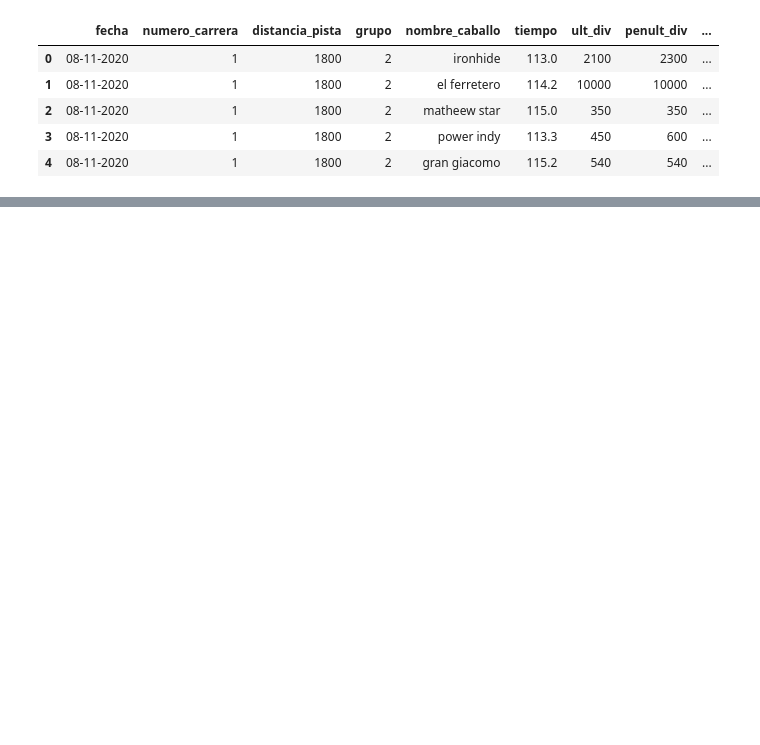
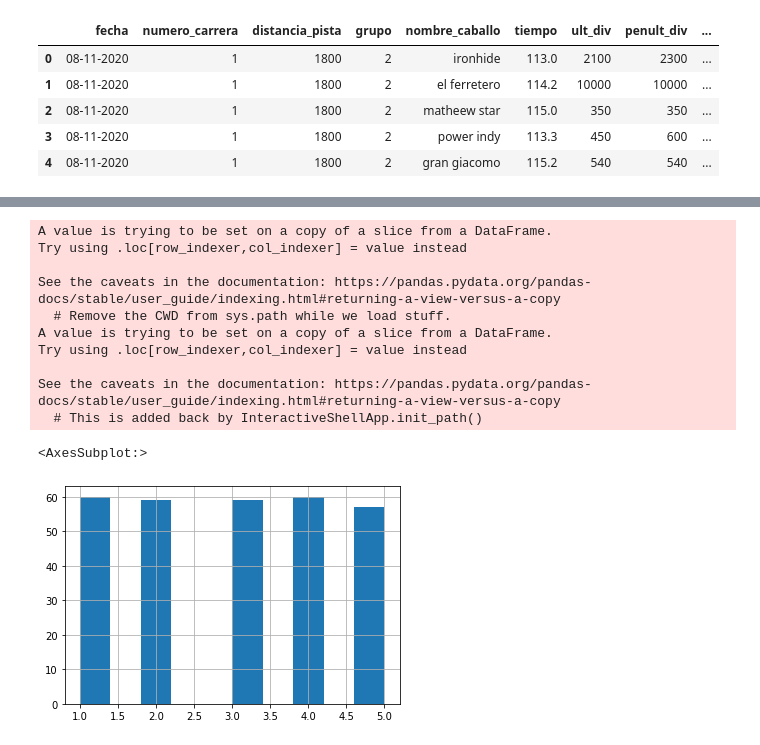
Before and after one commit to Ngz91/klickwellMLmodel, a Jupyter notebook: HorseRacingVE.ipynb, the cells around one changed output, grey strips where cells are left out. Drawn from its saved outputs; the diff is of its cells as text; code cells hidden in the pictures; blank space fills up the shorter version.

```diff
--- a/HorseRacingVE.ipynb
+++ b/HorseRacingVE.ipynb
@@ -70,12 +67,31 @@ horse_dataset
 # %%
 from sklearn.model_selection import train_test_split
+from sklearn.model_selection import StratifiedShuffleSplit
 
 carreras_1200 = horse_dataset.loc[horse_dataset['distancia_pista'] <= 1200]
 carreras_1200_gana = carreras_1200.loc[horse_dataset['resultado'] <= 5]
 carreras_1300_plus = horse_dataset.loc[horse_dataset['distancia_pista'] >=1300]
 carreras_1300_plus_gana = carreras_1300_plus.loc[horse_dataset['resultado'] <= 5]
-horse_dataset = horse_dataset.loc[horse_dataset["resultado"] <= 10]
+#horse_dataset = horse_dataset.loc[horse_dataset["resultado"] <= 10]
 
-carreras_1200_train, carreras_1200_test = train_test_split(carreras_1200_gana, test_size = 0.2, random_state=42)
-carreras_1300_train, carreras_1300_test = train_test_split(carreras_1300_plus_gana, test_size = 0.2, random_state=42)
-horse_dataset_train, horse_dataset_test = train_test_split(horse_dataset, test_size = 0.2, random_state=42)
+carreras_1200_gana["resultado_cat"] = pd.cut(carreras_1200_gana["resultado"], bins=[0., 1, 2, 3, 4, 5], labels=[1, 2, 3, 4, 5])
+carreras_1300_plus_gana["resultado_cat"] = pd.cut(carreras_1300_plus_gana["resultado"], bins=[0., 1, 2, 3, 4, 5], labels=[1, 2, 3, 4, 5])
+
+#carreras_1200_train, carreras_1200_test = train_test_split(carreras_1200_gana, test_size = 0.1, random_state=42)
+#carreras_1300_train, carreras_1300_test = train_test_split(carreras_1300_plus_gana, test_size = 0.1, random_state=42)
+#horse_dataset_train, horse_dataset_test = train_test_split(horse_dataset, test_size = 0.1, random_state=42)
+
+carreras_1300_plus_gana["resultado_cat"].hist()
+# %% [output]
+A value is trying to be set on a copy of a slice from a DataFrame.
+Try using .loc[row_indexer,col_indexer] = value instead
+
+See the caveats in the documentation: https://pandas.pydata.org/pandas-docs/stable/user_guide/indexing.html#returning-a-view-versus-a-copy
+  # Remove the CWD from sys.path while we load stuff.
+A value is trying to be set on a copy of a slice from a DataFrame.
+Try using .loc[row_indexer,col_indexer] = value instead
+
+See the caveats in the documentation: https://pandas.pydata.org/pandas-docs/stable/user_guide/indexing.html#returning-a-view-versus-a-copy
+  # This is added back by InteractiveShellApp.init_path()
+<AxesSubplot:>
+[figure, added]
```
Also changed, not shown: parts of 32 cells of this notebook, 3 other files.
